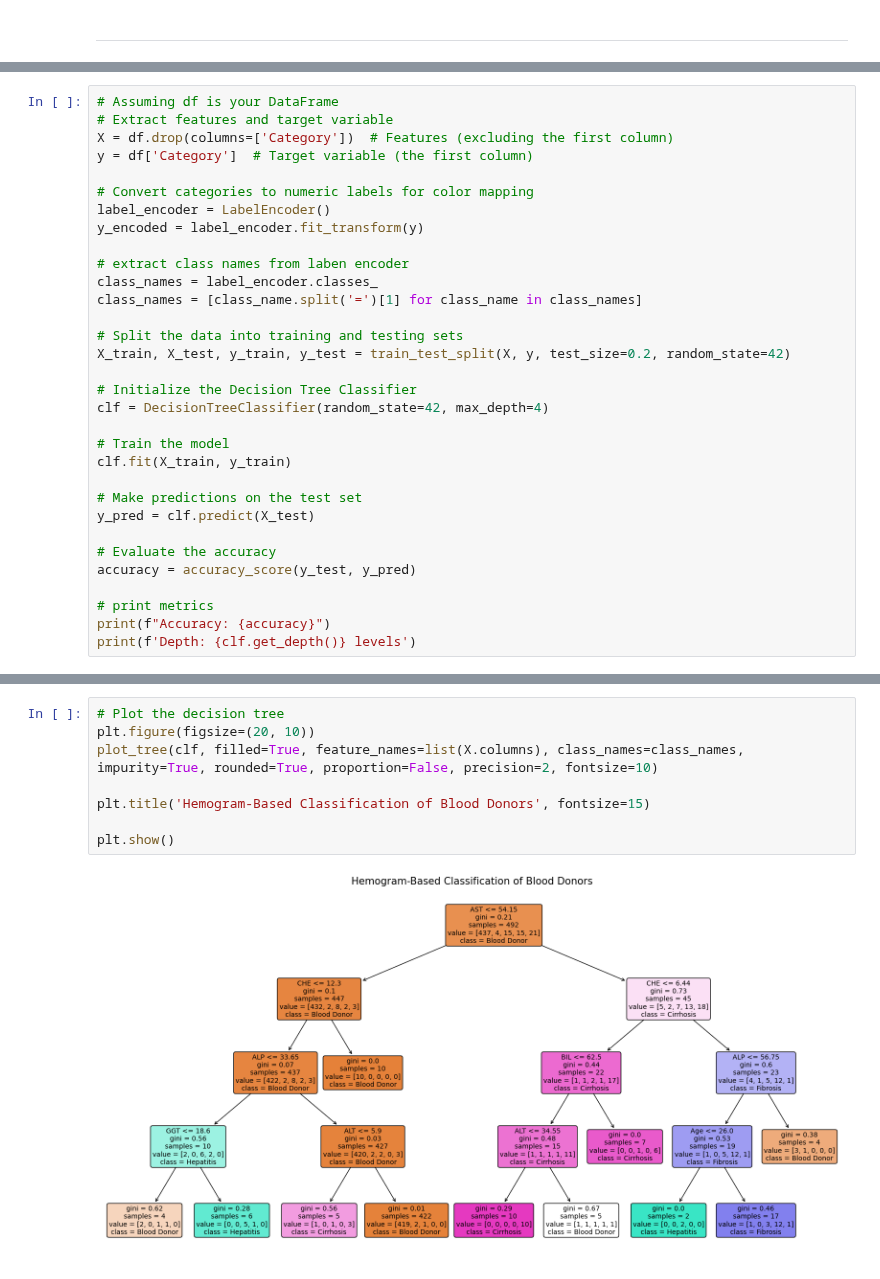
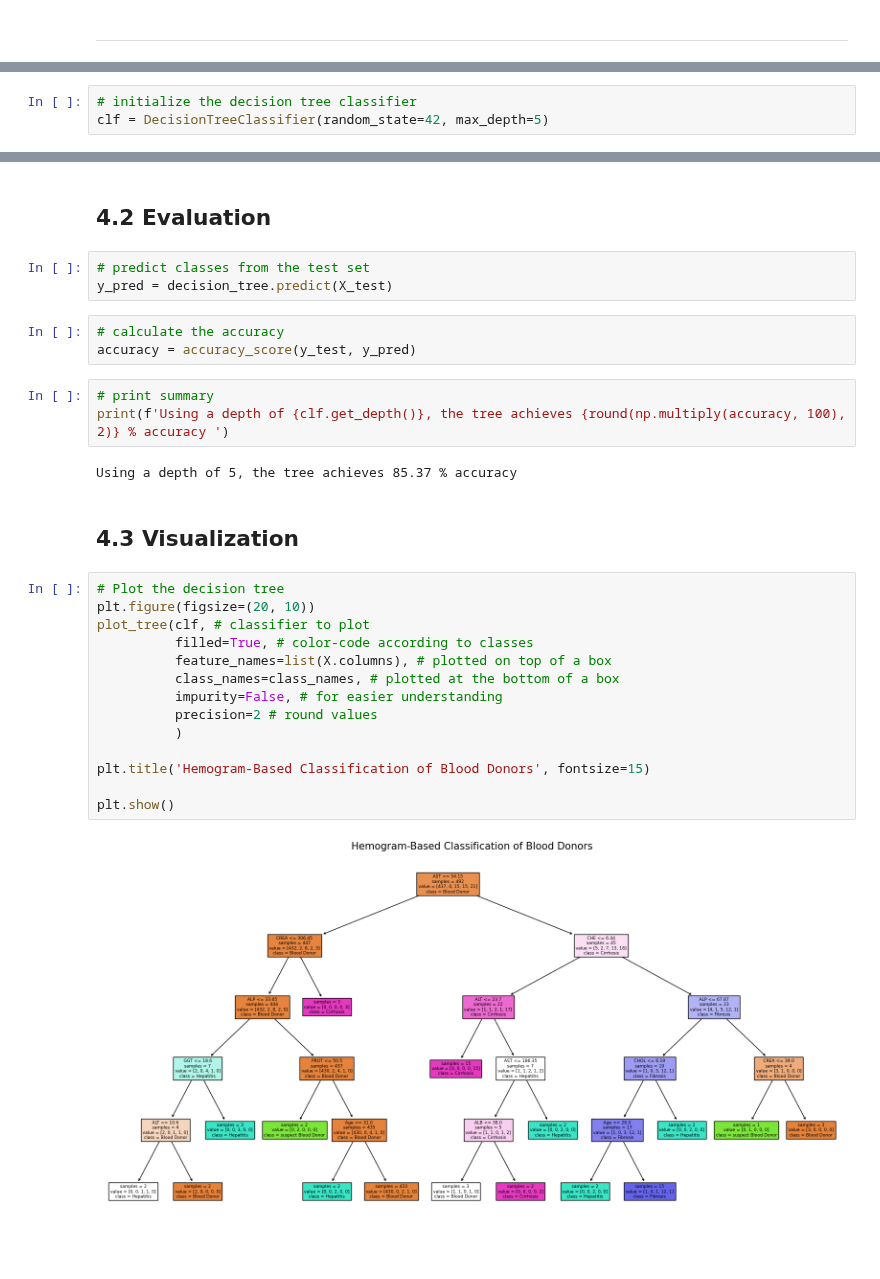
Before and after one commit to MarcoAigner/Machine-Learning-Practical, a Jupyter notebook: project_3/phase_3.ipynb, the cells around one changed output, grey strips where cells are left out. Drawn from its saved outputs; the diff is of its cells as text.

```diff
--- a/project_3/phase_3.ipynb
+++ b/project_3/phase_3.ipynb
@@ -69,32 +99,0 @@ from sklearn.ensemble import RandomForestRegressor
-# %%
-# Assuming df is your DataFrame
-# Extract features and target variable
-X = df.drop(columns=['Category'])  # Features (excluding the first column)
-y = df['Category']  # Target variable (the first column)
-
-# Convert categories to numeric labels for color mapping
-label_encoder = LabelEncoder()
-y_encoded = label_encoder.fit_transform(y)
-
-# extract class names from laben encoder
-class_names = label_encoder.classes_
-class_names = [class_name.split('=')[1] for class_name in class_names]
-
-# Split the data into training and testing sets
-X_train, X_test, y_train, y_test = train_test_split(X, y, test_size=0.2, random_state=42)
-
-# Initialize the Decision Tree Classifier
-clf = DecisionTreeClassifier(random_state=42, max_depth=4)
-
-# Train the model
-clf.fit(X_train, y_train)
-
-# Make predictions on the test set
-y_pred = clf.predict(X_test)
-
-# Evaluate the accuracy
-accuracy = accuracy_score(y_test, y_pred)
-
-# print metrics
-print(f"Accuracy: {accuracy}")
-print(f'Depth: {clf.get_depth()} levels')
@@ -103,0 +100,3 @@ Depth: 4 levels
+# %%
+# initialize the decision tree classifier
+clf = DecisionTreeClassifier(random_state=42, max_depth=5)
@@ -104,10 +116,31 @@ Depth: 4 levels
+# %% [markdown]
+## 4.2 Evaluation
+# %%
+# predict classes from the test set
+y_pred = decision_tree.predict(X_test)
+# %%
+# calculate the accuracy
+accuracy = accuracy_score(y_test, y_pred)
+# %%
+# print summary
+print(f'Using a depth of {clf.get_depth()}, the tree achieves {round(np.multiply(accuracy, 100), 2)} % accuracy ')
+# %% [output]
+Using a depth of 5, the tree achieves 85.37 % accuracy
+# %% [markdown]
+## 4.3 Visualization
 # %%
 # Plot the decision tree
 plt.figure(figsize=(20, 10))
-plot_tree(clf, filled=True, feature_names=list(X.columns), class_names=class_names, impurity=True, rounded=True, proportion=False, precision=2, fontsize=10)
+plot_tree(clf, # classifier to plot
+          filled=True, # color-code according to classes
+          feature_names=list(X.columns), # plotted on top of a box
+          class_names=class_names, # plotted at the bottom of a box
+          impurity=False, # for easier understanding
+          precision=2 # round values
+          )
 
 plt.title('Hemogram-Based Classification of Blood Donors', fontsize=15)
 
 plt.show()
 # %% [output]
-[figure, old version]
+[figure, new version]
```
Also changed, not shown: parts of 35 cells of this notebook.
